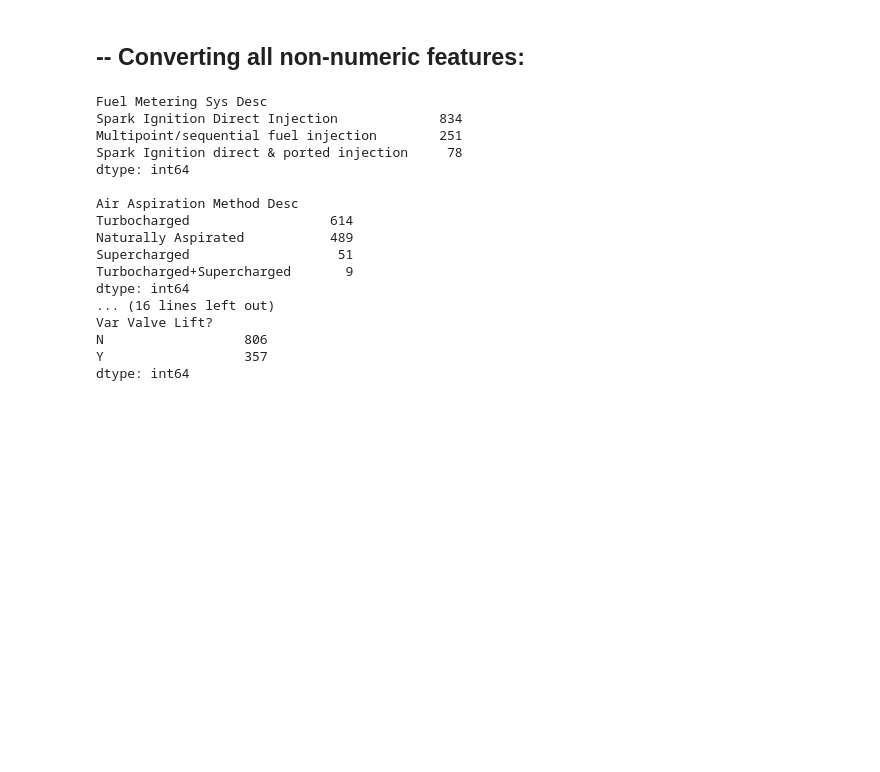
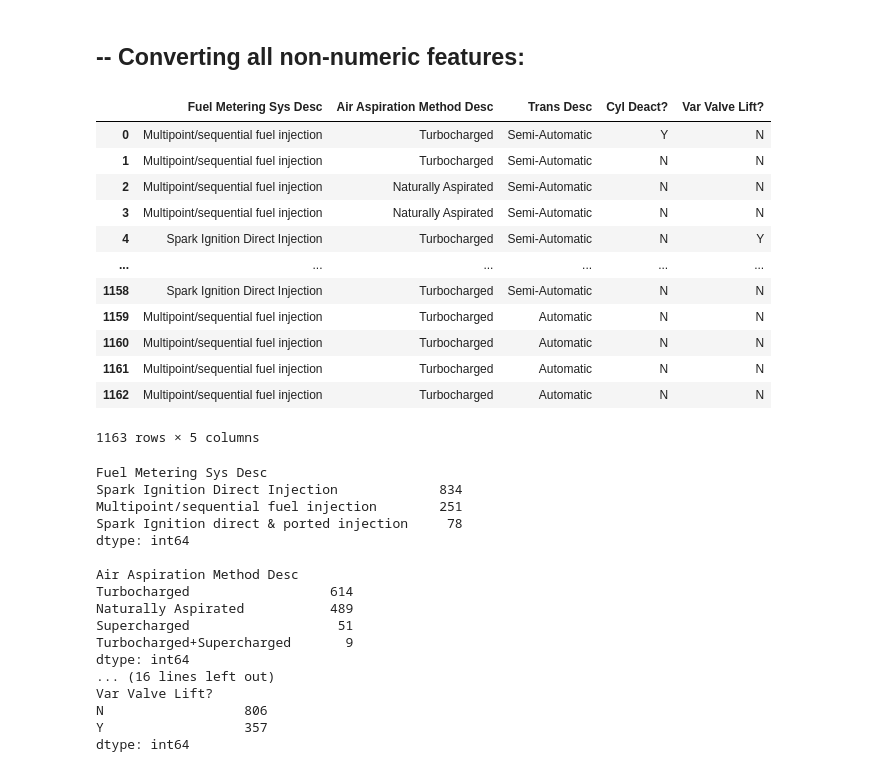
Before and after one commit to educbd/ML_, a Jupyter notebook: Graded_Lab_2.ipynb, the cells around one changed output. Saved outputs shown, nothing was run; the diff lists cells and outputs as text; code cells hidden in the pictures; blank space fills up the shorter version.

```diff
--- a/Graded_Lab_2.ipynb
+++ b/Graded_Lab_2.ipynb
@@ -171,6 +172,23 @@ In this part you should:
 #### Code (25 marks)
 # %% [markdown]
 ## -- Converting all non-numeric features:
+# %%
+df_obj = df.select_dtypes(include = 'object')
+df_obj
+# %% [output]
+|  | Fuel Metering Sys Desc | Air Aspiration Method Desc | Trans Desc | Cyl Deact? | Var Valve Lift? |
+| 0 | Multipoint/sequential fuel injection | Turbocharged | Semi-Automatic | Y | N |
+| 1 | Multipoint/sequential fuel injection | Turbocharged | Semi-Automatic | N | N |
+| 2 | Multipoint/sequential fuel injection | Naturally Aspirated | Semi-Automatic | N | N |
+| 3 | Multipoint/sequential fuel injection | Naturally Aspirated | Semi-Automatic | N | N |
+| 4 | Spark Ignition Direct Injection | Turbocharged | Semi-Automatic | N | Y |
+| ... | ... | ... | ... | ... | ... |
+| 1158 | Spark Ignition Direct Injection | Turbocharged | Semi-Automatic | N | N |
+| 1159 | Multipoint/sequential fuel injection | Turbocharged | Automatic | N | N |
+| 1160 | Multipoint/sequential fuel injection | Turbocharged | Automatic | N | N |
+| 1161 | Multipoint/sequential fuel injection | Turbocharged | Automatic | N | N |
+| 1162 | Multipoint/sequential fuel injection | Turbocharged | Automatic | N | N |
+1163 rows × 5 columns
 # %%
 # Making sure that there are not NaN as strings:
 columns = ['Fuel Metering Sys Desc', 'Air Aspiration Method Desc', 'Trans Desc', 'Cyl Deact?', 'Var Valve Lift?']
```
Also changed, not shown: parts of 18 cells of this notebook.
